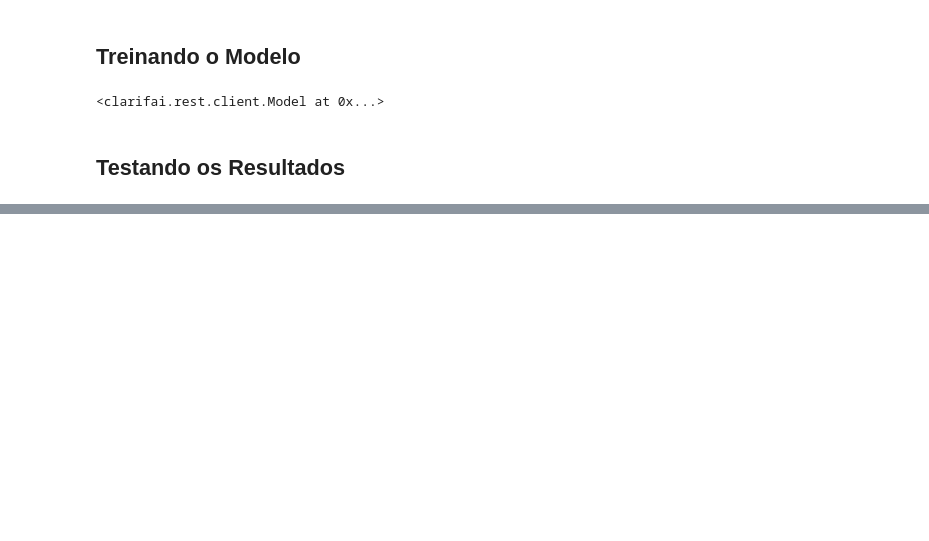
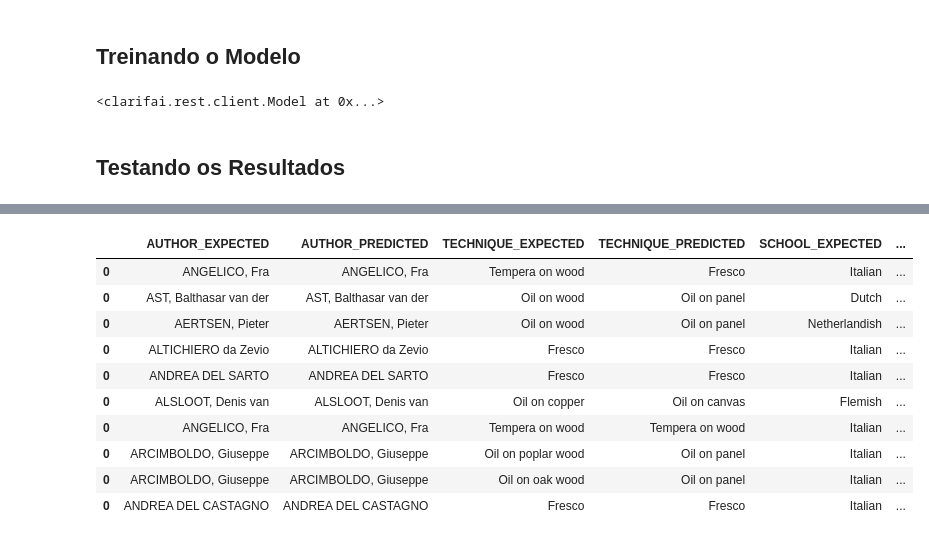
Before and after one commit to silveiraluiza/paiting-recog, a Jupyter notebook: notebook/Untitled.ipynb, the cells around one changed output, grey strips where cells are left out. Cells and saved outputs as stored; diff of their text form; code cells hidden in the pictures; blank space fills up the shorter version.

Commit message:
Predictions

```diff
--- a/notebook/Untitled.ipynb
+++ b/notebook/Untitled.ipynb
@@ -126,0 +129,40 @@ model.predict([image6])['outputs']
+# %%
+columns = ['AUTHOR_EXPECTED', 'AUTHOR_PREDICTED', 'TECHNIQUE_EXPECTED', 'TECHNIQUE_PREDICTED','SCHOOL_EXPECTED', 'SCHOOL_PREDICTED', "MATCHES"]
+df = pd.DataFrame(columns=columns)
+
+i = 0
+teste = paintings.head(1000).sample(10)
+for index, row in teste.iterrows():
+    tecnica = row['TECHNIQUE'].split(',')[0]
+    autor = row['AUTHOR']
+    url = row['URL']
+    escola = row['SCHOOL']
+    image = ClImage(url=url)
+    result = model.predict([image])['outputs'][0]['data']['concepts']
+    pred_autor = False
+    pred_tecnica = False
+    pred_escola = False
+    total = 0
+    for concept in result:
+        conceito = concept['name']
+        if ((not pred_autor) and conceito in todos_autores):
+            pred_autor = conceito
+            if pred_autor == autor:
+                total += 1
+        if ((not pred_escola) and conceito in todas_escolas):
+            pred_escola = conceito
+            if pred_escola == escola:
+                total += 1
+        if ((not pred_tecnica) and conceito in todas_tecnicas):
+            pred_tecnica = conceito
+            if pred_tecnica == tecnica:
+                total +=1
+    df_data = [autor, pred_autor, tecnica, pred_tecnica, escola, pred_escola]
+    df_data.append(total)
+    print(df_data)
+    line = pd.DataFrame([df_data],columns=columns)
+    if i == 0:
+        df = line
+    else:
+        df = df.append(line)
+    i = i+1
@@ -127,3 +180,17 @@ model.predict([image6])['outputs']
+# %%
+df.sample(10)
+# %% [output]
+|  | AUTHOR_EXPECTED | AUTHOR_PREDICTED | TECHNIQUE_EXPECTED | TECHNIQUE_PREDICTED | SCHOOL_EXPECTED | ... |
+| 0 | ANGELICO, Fra | ANGELICO, Fra | Tempera on wood | Fresco | Italian | ... |
+| 0 | AST, Balthasar van der | AST, Balthasar van der | Oil on wood | Oil on panel | Dutch | ... |
+| 0 | AERTSEN, Pieter | AERTSEN, Pieter | Oil on wood | Oil on panel | Netherlandish | ... |
+| 0 | ALTICHIERO da Zevio | ALTICHIERO da Zevio | Fresco | Fresco | Italian | ... |
+| 0 | ANDREA DEL SARTO | ANDREA DEL SARTO | Fresco | Fresco | Italian | ... |
+| 0 | ALSLOOT, Denis van | ALSLOOT, Denis van | Oil on copper | Oil on canvas | Flemish | ... |
+| 0 | ANGELICO, Fra | ANGELICO, Fra | Tempera on wood | Tempera on wood | Italian | ... |
+| 0 | ARCIMBOLDO, Giuseppe | ARCIMBOLDO, Giuseppe | Oil on poplar wood | Oil on panel | Italian | ... |
+| 0 | ARCIMBOLDO, Giuseppe | ARCIMBOLDO, Giuseppe | Oil on oak wood | Oil on panel | Italian | ... |
+| 0 | ANDREA DEL CASTAGNO | ANDREA DEL CASTAGNO | Fresco | Fresco | Italian | ... |
 # %%
 img1 = ClImage(url="https://samples.clarifai.com/puppy.jpeg", concepts=['boscoe'], not_concepts=['our_wedding'])
 img2 = ClImage(url="https://samples.clarifai.com/wedding.jpg", concepts=['our_wedding'], not_concepts=['cat','boscoe'])
```
Also changed, not shown: parts of 10 cells of this notebook.
